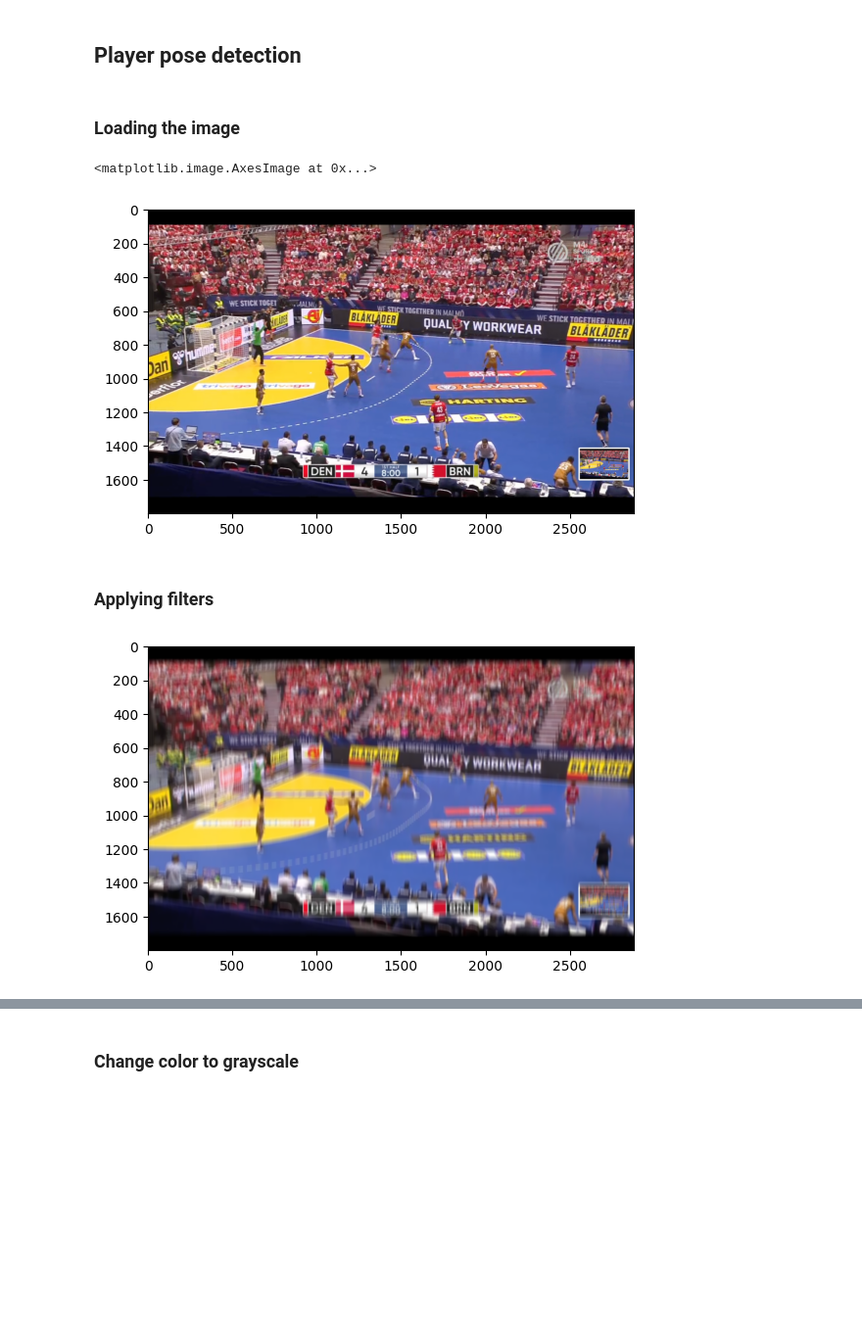
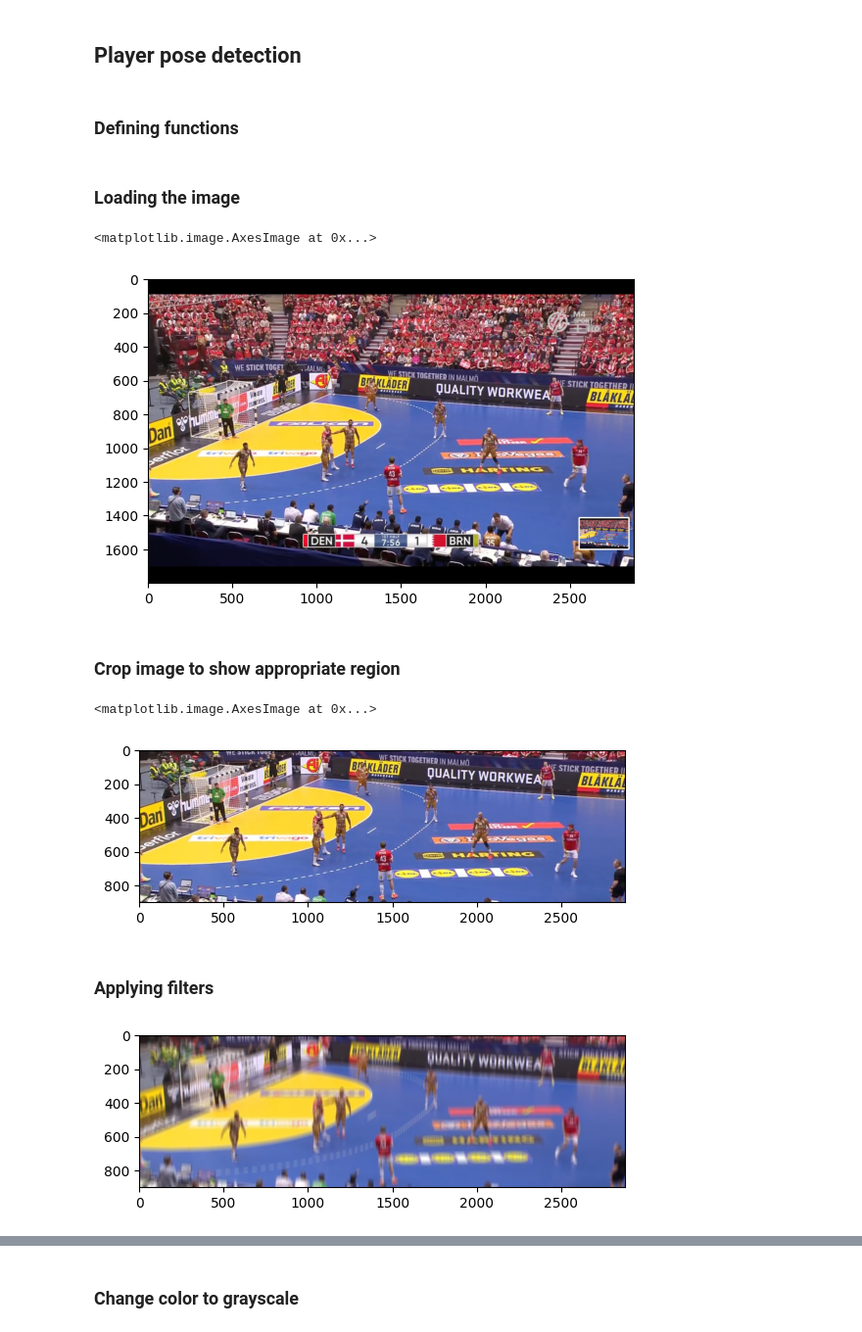
Before and after one commit to gergelyfazekas/handball_ocr, a Jupyter notebook: handball_ocr.ipynb, the cells around one changed output, grey strips where cells are left out. Shown at 98% size. Saved outputs shown, nothing was run; the diff lists cells and outputs as text; code cells hidden in the pictures; blank space fills up the shorter version.

```diff
--- a/handball_ocr.ipynb
+++ b/handball_ocr.ipynb
@@ -14,2 +10,4 @@ objc[14896]: Class CVSlider is implemented in both /Users/gergelyfazekas/Documen
 # %% [markdown]
 ## Player pose detection
+# %% [markdown]
+### Defining functions
@@ -16,19 +214,28 @@ objc[14896]: Class CVSlider is implemented in both /Users/gergelyfazekas/Documen
 # %% [markdown]
 ### Loading the image
 # %%
-img_2 = cv2.imread('img_2.png')
+original_img = cv2.imread('img_3.png')
 
 # Convert to RGB
-img_2 = cv2.cvtColor(img_2, cv2.COLOR_BGR2RGB)
+original_img = cv2.cvtColor(original_img, cv2.COLOR_BGR2RGB)
 
 # Show
-plt.imshow(img_2)
+plt.imshow(original_img)
 # %% [output]
 <matplotlib.image.AxesImage at 0x...>
-[figure, old version]
+[figure, new version]
+# %% [markdown]
+### Crop image to show appropriate region
+# %%
+# Crop img to only show the court and players
+cropped_img = original_img[510:1410,:]
+plt.imshow(cropped_img)
+# %% [output]
+<matplotlib.image.AxesImage at 0x...>
+[figure, added]
 # %% [markdown]
 ### Applying filters
 # %%
-filtered_img = filter_img(img_2)
+filtered_img = filter_img(cropped_img)
 # %% [output]
-[figure, old version]
+[figure, new version]
```
Also changed, not shown: parts of 36 cells of this notebook.
